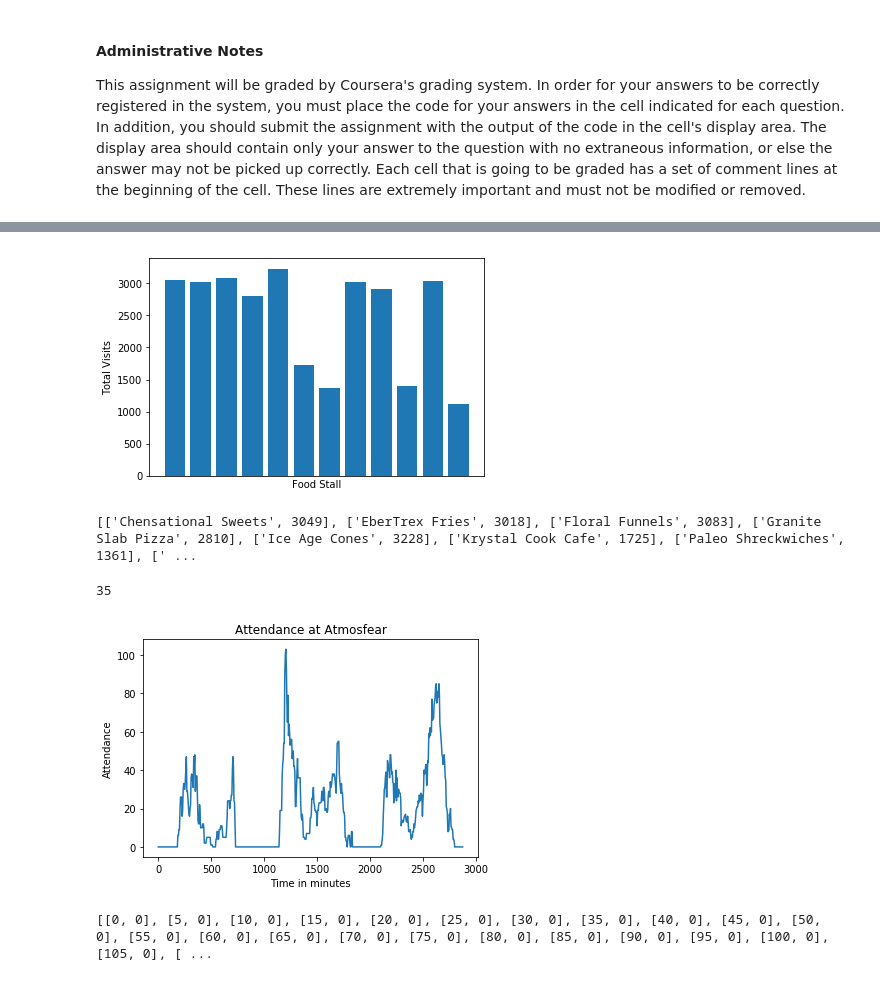
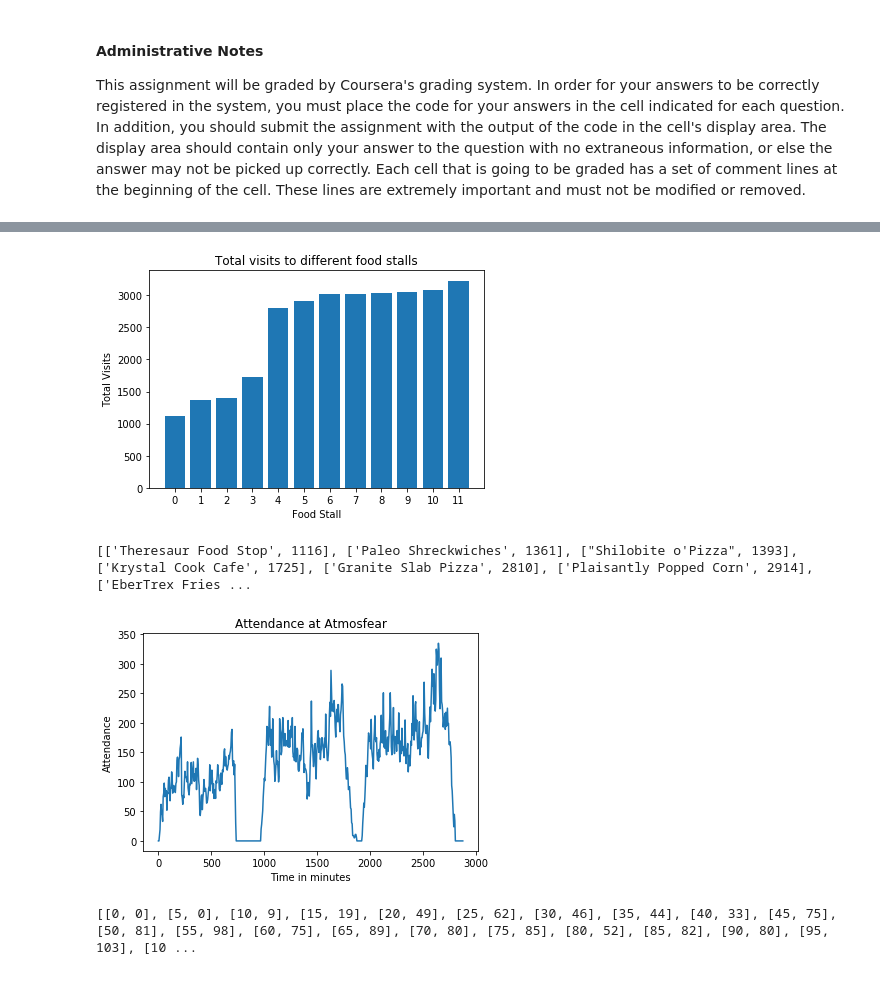
Before and after one commit to iamjagdeesh/Data-Visualization-Assignments, a Jupyter notebook: Week_2/Assignment+2.ipynb, the cells around one changed output, grey strips where cells are left out. Saved outputs shown, nothing was run; the diff lists cells and outputs as text; code cells hidden in the pictures.

```diff
--- a/Week_2/Assignment+2.ipynb
+++ b/Week_2/Assignment+2.ipynb
@@ -61,31 +63,32 @@ print(visit_stats.values.tolist())
 # %%
 # Graded Cell, PartID: 9Ocyl
 # Make a bar chart of total visits to food stalls. For this question,
 #  display the bar chart in the notebook and print the data used to create the
 #  bar chart as a list of lists (ex: [['Stall 1', 10], ['Stall 2', 50], ...])
-cur.execute("SELECT attraction.Name, count(checkin.visitorId) \
+cur.execute("SELECT attraction.Name, count(checkin.visitorId) as c \
             FROM checkin LEFT JOIN attraction ON checkin.attraction = attraction.AttractionID \
             WHERE LOWER(attraction.Category) LIKE '%food%' \
-            GROUP BY attraction.Name;")
+            GROUP BY attraction.Name \
+            ORDER BY c;")
 count_visits = cur.fetchall()
 visit_stats = pd.DataFrame.from_records(count_visits, columns=['FoodStallName', 'VisitCount'])
 plt.bar(range(len(visit_stats['FoodStallName'])), visit_stats['VisitCount'])
 plt.ylabel('Total Visits')
 plt.xlabel('Food Stall')
-plt.xticks([])
+plt.xticks([x for x in range(len(visit_stats['FoodStallName']))])
+plt.title('Total visits to different food stalls')
 plt.show()
 print(visit_stats.values.tolist())
 # %% [output]
-[figure, old version]
+[figure, new version]
-[['Chensational Sweets', 3049], ['EberTrex Fries', 3018], ['Floral Funnels', 3083], ['Granite Slab Pizza', 2810], ['Ice Age Cones', 3228], ['Krystal Cook Cafe', 1725], ['Paleo Shreckwiches', 1361], [' ...
+[['Theresaur Food Stop', 1116], ['Paleo Shreckwiches', 1361], ["Shilobite o'Pizza", 1393], ['Krystal Cook Cafe', 1725], ['Granite Slab Pizza', 2810], ['Plaisantly Popped Corn', 2914], ['EberTrex Fries ...
 # %%
 # Graded Cell, PartID: 0zcEV
 # Make a line chart of attendance at Atmosfear every five minutes. Again,
 #  display the line chart in the notebook and print the data used to create the
 #  chart as a list of lists (ex: [['Stall 1', 10], ['Stall 2', 50], ...])
-cur.execute("SELECT attractionId, Name FROM attraction where attraction.Name = 'Theresaur Food Stop';")
+cur.execute("SELECT attractionId, Name FROM attraction where attraction.Name = 'Atmosfear';")
 attractionID = cur.fetchone()[0]
-print(attractionID)
 cur.execute("SELECT visitorID, sequence FROM sequences where sequence LIKE '%" + str(attractionID) + "%';")
 sequences = cur.fetchall()
 sequence_stats = pd.DataFrame.from_records(sequences, columns=['visitor', 'sequence'])
@@ -101,9 +104,8 @@ plt.show()
 result = [[x_axis_list[i], attendance[i]] for i in range(len(x_axis_list))]
 print(result)
 # %% [output]
+[figure, new version]
-35
+[[0, 0], [5, 0], [10, 9], [15, 19], [20, 49], [25, 62], [30, 46], [35, 44], [40, 33], [45, 75], [50, 81], [55, 98], [60, 75], [65, 89], [70, 80], [75, 85], [80, 52], [85, 82], [90, 80], [95, 103], [10 ...
-[figure, old version]
-[[0, 0], [5, 0], [10, 0], [15, 0], [20, 0], [25, 0], [30, 0], [35, 0], [40, 0], [45, 0], [50, 0], [55, 0], [60, 0], [65, 0], [70, 0], [75, 0], [80, 0], [85, 0], [90, 0], [95, 0], [100, 0], [105, 0], [ ...
 # %%
 # Graded Cell, PartID: zdzaT
 # Make a box plot of total visits to rides in the Kiddie Rides category. For
```
Also changed, not shown: parts of 2 cells of this notebook.
